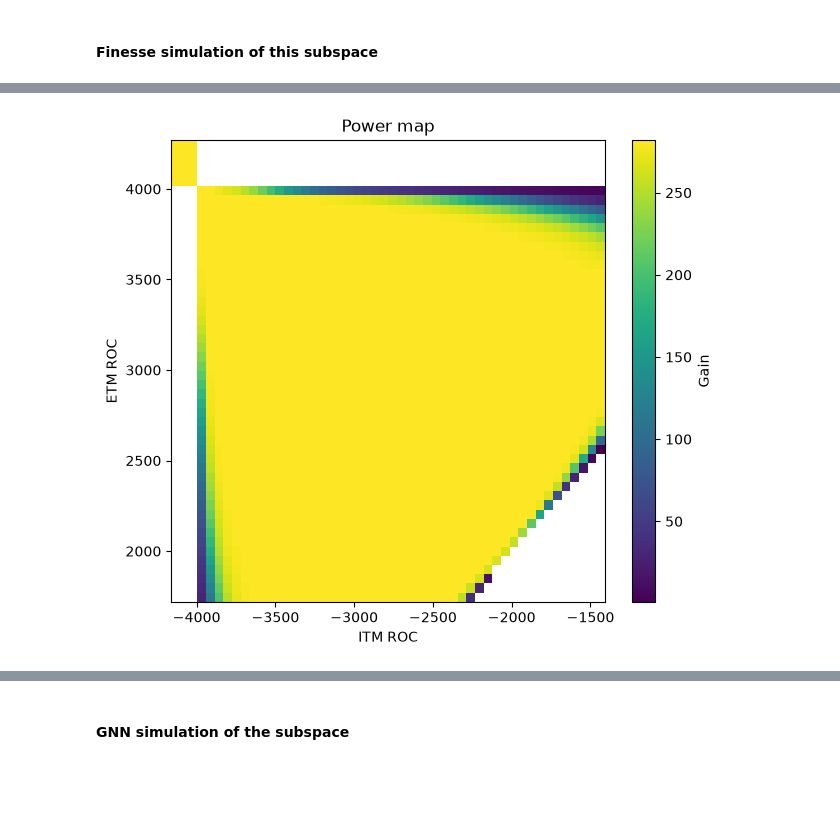
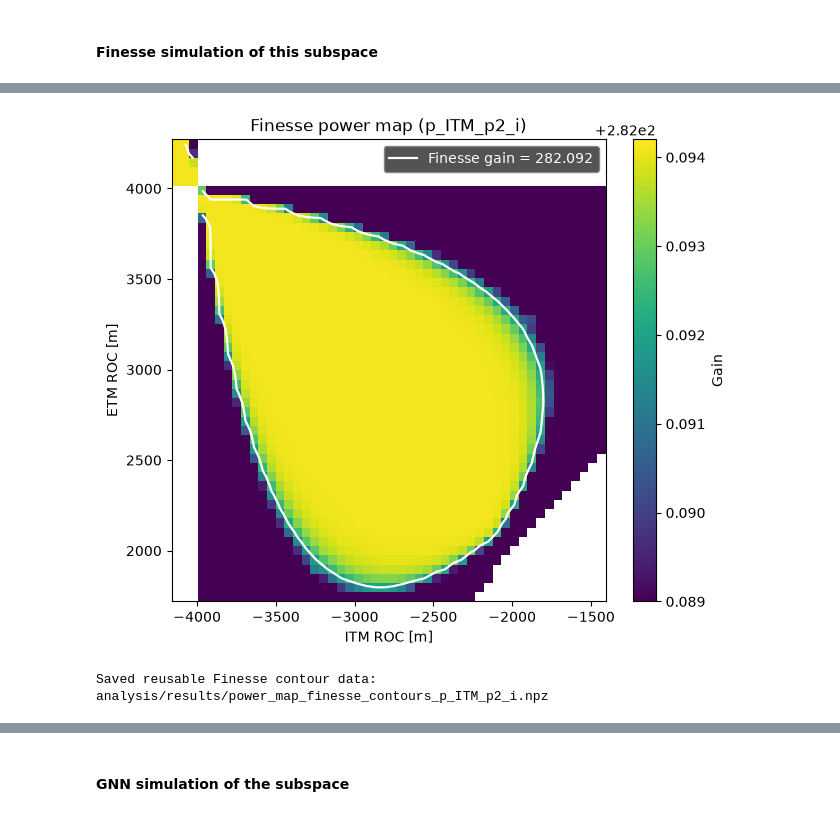
Before and after one commit to SLAC-ML/ligo-opt, a Jupyter notebook: analysis/subspace_plot.ipynb, the cells around one changed output, grey strips where cells are left out. Saved outputs shown, nothing was run; the diff lists cells and outputs as text; code cells hidden in the pictures; blank space fills up the shorter version.

```diff
--- a/analysis/subspace_plot.ipynb
+++ b/analysis/subspace_plot.ipynb
@@ -142,26 +65,75 @@ for ITM connection 2->1
 # %%
+# Refuse stale in-memory data loaded for a different detector.
+from utils.detectors import POWER_DETECTOR
+if power_list.get("pd_name") != POWER_DETECTOR:
+    raise ValueError("Restart the kernel and rerun cell 5 to load the matching Finesse map.")
+
 # Reshape the flattened power list into a 2D grid
 power_values = np.array(power_list["Power"], dtype=float)
 power_grid = power_values.reshape(len(ITM_ROC_List), len(ETM_ROC_List))
 # A zero is the sentinel returned when the cavity cannot lock, not a real power.
 # Replace it only in the plotting copy so the underlying simulation data is unchanged.
 power_grid_plot = np.where(power_grid == 0, np.nan, power_grid)
 
 # Create the mesh for plotting
 X, Y = np.meshgrid(ITM_ROC_List, ETM_ROC_List, indexing='ij')
 
-plt.figure(figsize=(7, 6))
-plt.pcolormesh(X, Y, power_grid_plot, cmap='viridis', shading='auto')
-plt.colorbar(label='Gain')
-plt.xlabel('ITM ROC')
-plt.ylabel('ETM ROC')
-plt.title('Power map')
-x_point, y_point = -2434, 2228.76871493  # replace with your actual coordinates
-# plt.plot(x_point, y_point, 'ro', markersize=8)
-plt.savefig("Figures/power_map_finesse.png")
+# Use one absolute gain level to outline the Finesse bell shape on both maps.
+from pathlib import Path
+from matplotlib.lines import Line2D
+
+finesse_contour_levels = np.array([282.092])
+finesse_gain_limits = np.array([282.089, 282.0942])
+finesse_contour_file = Path(f"analysis/results/power_map_finesse_contours_{POWER_DETECTOR}.npz")
+finesse_contour_file.parent.mkdir(parents=True, exist_ok=True)
+np.savez_compressed(
+    finesse_contour_file,
+    ITM_ROC_List=ITM_ROC_List,
+    ETM_ROC_List=ETM_ROC_List,
+    power_grid=power_grid_plot,
+    levels=finesse_contour_levels,
+    gain_limits=finesse_gain_limits,
+    pd_name=power_list["pd_name"],
+)
+
+fig, ax = plt.subplots(figsize=(7, 6))
+mesh = ax.pcolormesh(
+    X, Y, power_grid_plot, cmap="viridis", shading="auto",
+    vmin=finesse_gain_limits[0], vmax=finesse_gain_limits[1],
+)
+fig.colorbar(mesh, ax=ax, label="Gain")
+finesse_contours = ax.contour(
+    X, Y, np.ma.masked_invalid(power_grid_plot),
+    levels=finesse_contour_levels, colors="white", linewidths=1.6,
+    corner_mask=False,
+)
+ax.legend(
+    handles=[Line2D([0], [0], color="white", lw=1.6,
+                    label=f"Finesse gain = {finesse_contour_levels[0]:.3f}")],
+    loc="upper right", facecolor="0.25", edgecolor="0.5",
+    labelcolor="white", framealpha=0.9,
+)
+ax.set(xlabel="ITM ROC [m]", ylabel="ETM ROC [m]",
+       title=f"Finesse power map ({POWER_DETECTOR})")
+Path("Figures").mkdir(parents=True, exist_ok=True)
+fig.savefig("Figures/power_map_finesse.png", dpi=200, bbox_inches="tight")
 plt.show()
+
+# Retain a standalone image of the same single contour for reuse.
+contour_fig, contour_ax = plt.subplots(figsize=(7, 6))
+contour_ax.contour(
+    X, Y, np.ma.masked_invalid(power_grid_plot),
+    levels=finesse_contour_levels, colors="black", linewidths=1.4,
+    corner_mask=False,
+)
+contour_ax.set(xlabel="ITM ROC [m]", ylabel="ETM ROC [m]",
+               title=f"Finesse gain = {finesse_contour_levels[0]:.3f} ({POWER_DETECTOR})")
+contour_fig.savefig("Figures/power_map_finesse_contours.png", dpi=200, bbox_inches="tight")
+plt.close(contour_fig)
+print("Saved reusable Finesse contour data:", finesse_contour_file)
 # %% [output]
-[figure, old version]
+[figure, new version]
+Saved reusable Finesse contour data: analysis/results/power_map_finesse_contours_p_ITM_p2_i.npz
 # %%
 # Reshape the flattened beam-size lists into 2D grids (same as the power map)
 w_ITM_values = np.array(power_list["w_ITM"], dtype=float)
```
Also changed, not shown: parts of 23 cells of this notebook, 47 other files.
